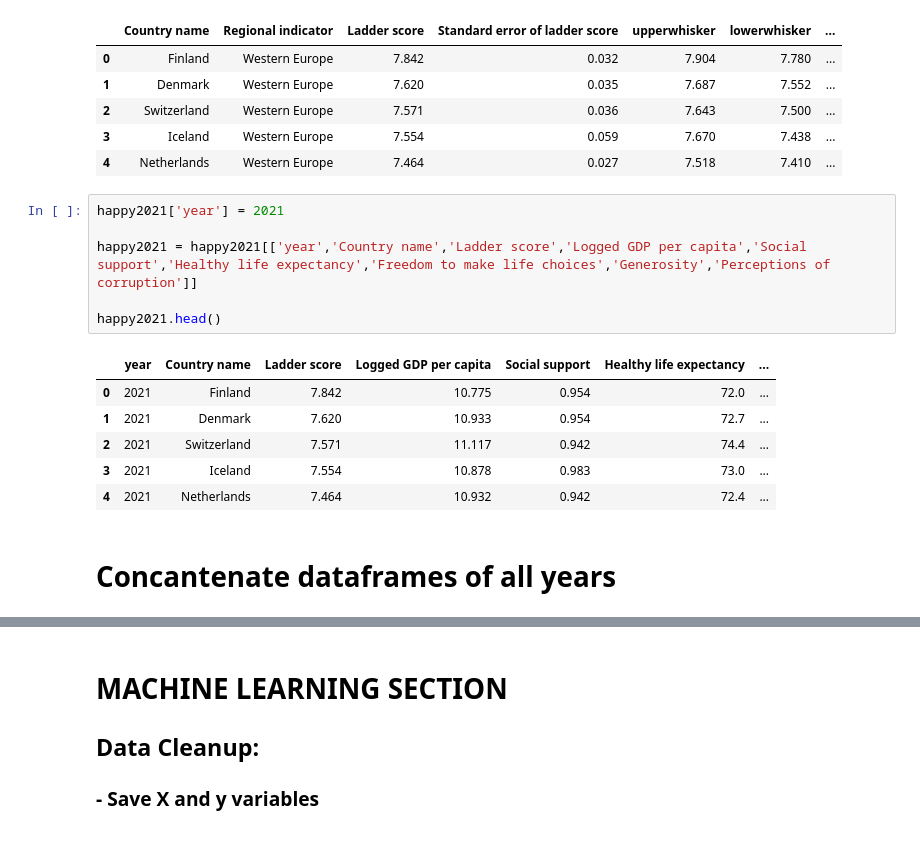
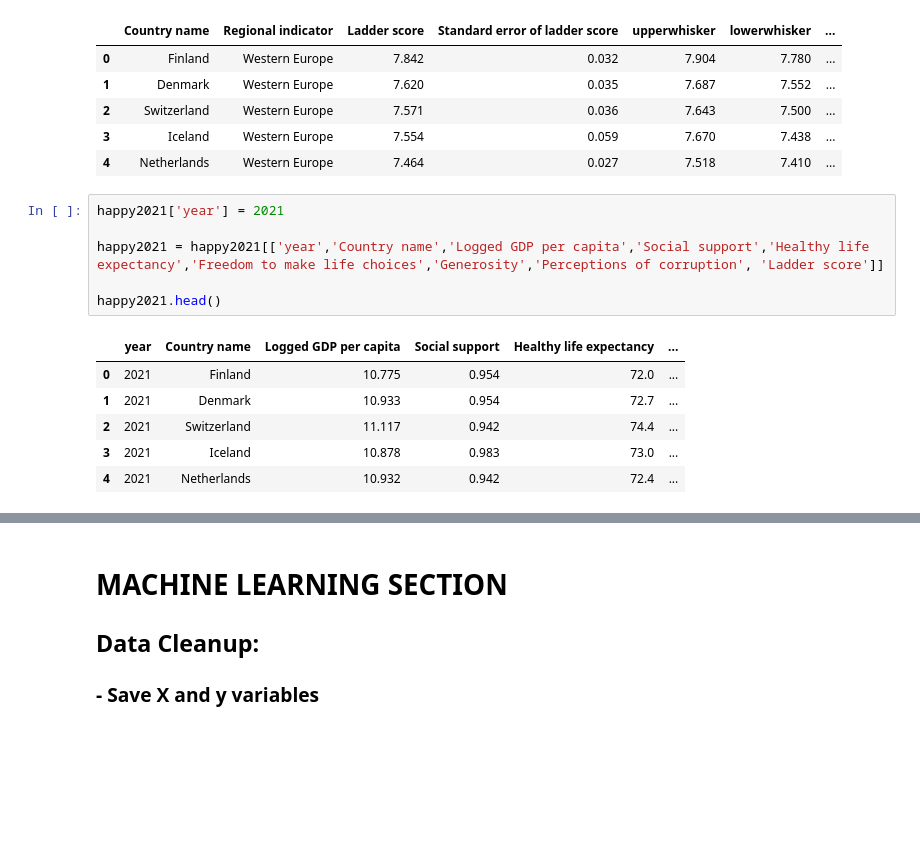
Before and after one commit to annabelcheong/project3, a Jupyter notebook: happinessETL.ipynb, the cells around one changed output, grey strips where cells are left out. Cells and saved outputs as stored; diff of their text form; blank space fills up the shorter version.

```diff
--- a/happinessETL.ipynb
+++ b/happinessETL.ipynb
@@ -42,15 +45,13 @@ happy2021.head()
 # %%
 happy2021['year'] = 2021
 
-happy2021 = happy2021[['year','Country name','Ladder score','Logged GDP per capita','Social support','Healthy life expectancy','Freedom to make life choices','Generosity','Perceptions of corruption']]
+happy2021 = happy2021[['year','Country name','Logged GDP per capita','Social support','Healthy life expectancy','Freedom to make life choices','Generosity','Perceptions of corruption', 'Ladder score']]
 
 happy2021.head()
 # %% [output]
-|  | year | Country name | Ladder score | Logged GDP per capita | Social support | Healthy life expectancy | ... |
-| 0 | 2021 | Finland | 7.842 | 10.775 | 0.954 | 72.0 | ... |
-| 1 | 2021 | Denmark | 7.620 | 10.933 | 0.954 | 72.7 | ... |
-| 2 | 2021 | Switzerland | 7.571 | 11.117 | 0.942 | 74.4 | ... |
-| 3 | 2021 | Iceland | 7.554 | 10.878 | 0.983 | 73.0 | ... |
-| 4 | 2021 | Netherlands | 7.464 | 10.932 | 0.942 | 72.4 | ... |
+|  | year | Country name | Logged GDP per capita | Social support | Healthy life expectancy | ... |
+| 0 | 2021 | Finland | 10.775 | 0.954 | 72.0 | ... |
+| 1 | 2021 | Denmark | 10.933 | 0.954 | 72.7 | ... |
+| 2 | 2021 | Switzerland | 11.117 | 0.942 | 74.4 | ... |
+| 3 | 2021 | Iceland | 10.878 | 0.983 | 73.0 | ... |
+| 4 | 2021 | Netherlands | 10.932 | 0.942 | 72.4 | ... |
-# %% [markdown]
-# Concantenate dataframes of all years
```
Also changed, not shown: parts of 30 cells of this notebook, 3 other files.
